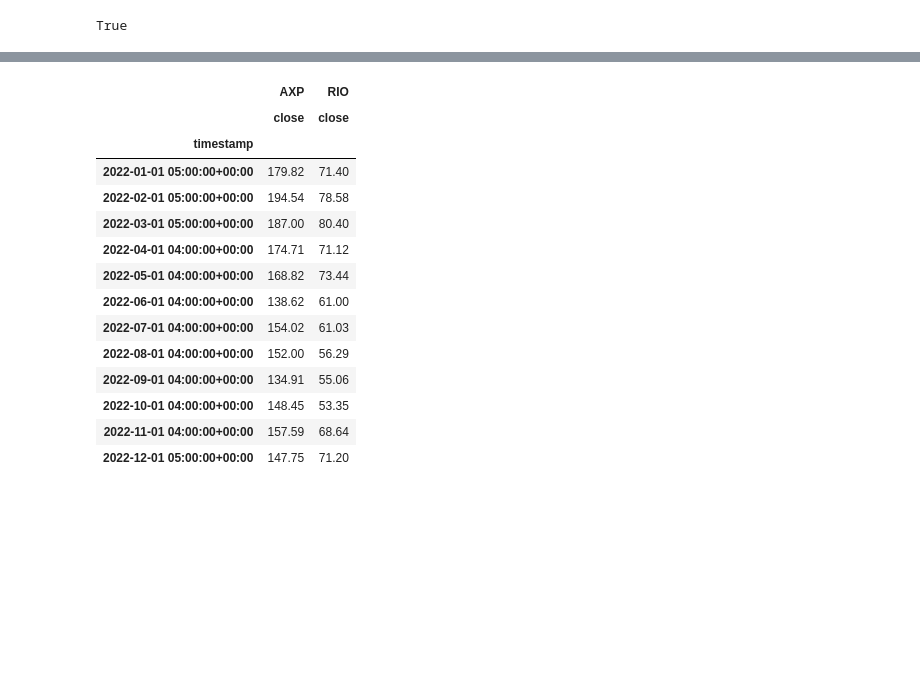
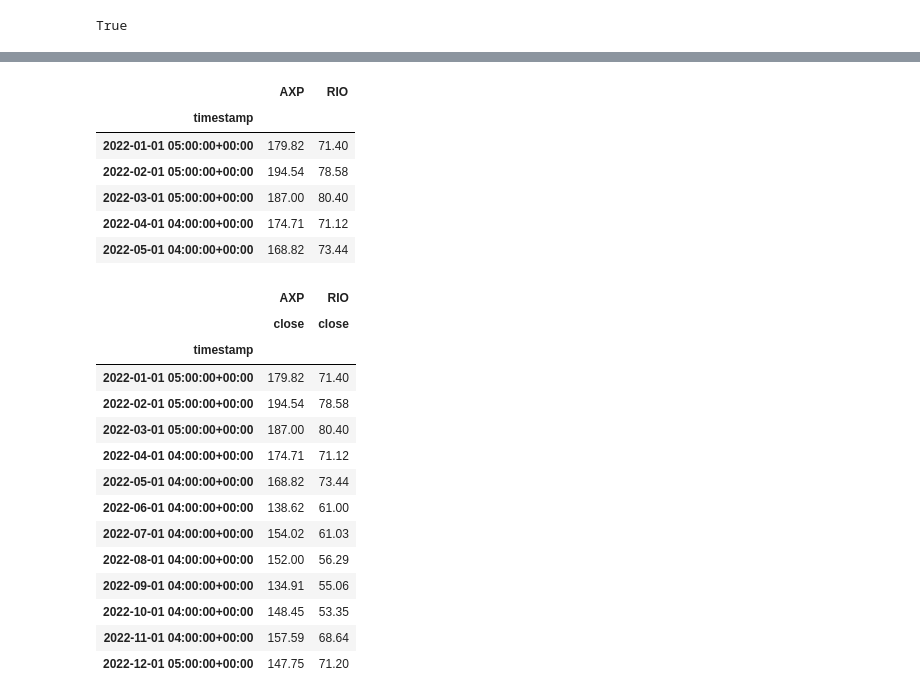
Before and after one commit to Damien-Nguyen/Analysis-of-Optimal-Investment-Portfolio, a Jupyter notebook: Rio Tinto & Amex/Stock price data.ipynb, the cells around one changed output, grey strips where cells are left out. Cells and saved outputs as stored; diff of their text form; code cells hidden in the pictures; blank space fills up the shorter version.

```diff
--- a/Rio Tinto & Amex/Stock price data.ipynb
+++ b/Rio Tinto & Amex/Stock price data.ipynb
@@ -69 +62,14 @@ df_portfolio
+# %%
+df_portfolio = pd.concat([AXP, RIO], axis=1, join="inner")
+df_portfolio.columns=tickers
+
+df_portfolio.head()
+# %% [output]
+|  | AXP | RIO |
+| timestamp |  |  |
+| 2022-01-01 05:00:00+00:00 | 179.82 | 71.40 |
+| 2022-02-01 05:00:00+00:00 | 194.54 | 78.58 |
+| 2022-03-01 05:00:00+00:00 | 187.00 | 80.40 |
+| 2022-04-01 04:00:00+00:00 | 174.71 | 71.12 |
+| 2022-05-01 04:00:00+00:00 | 168.82 | 73.44 |
 # %%
```
Also changed, not shown: parts of 9 cells of this notebook, 2 other files.
